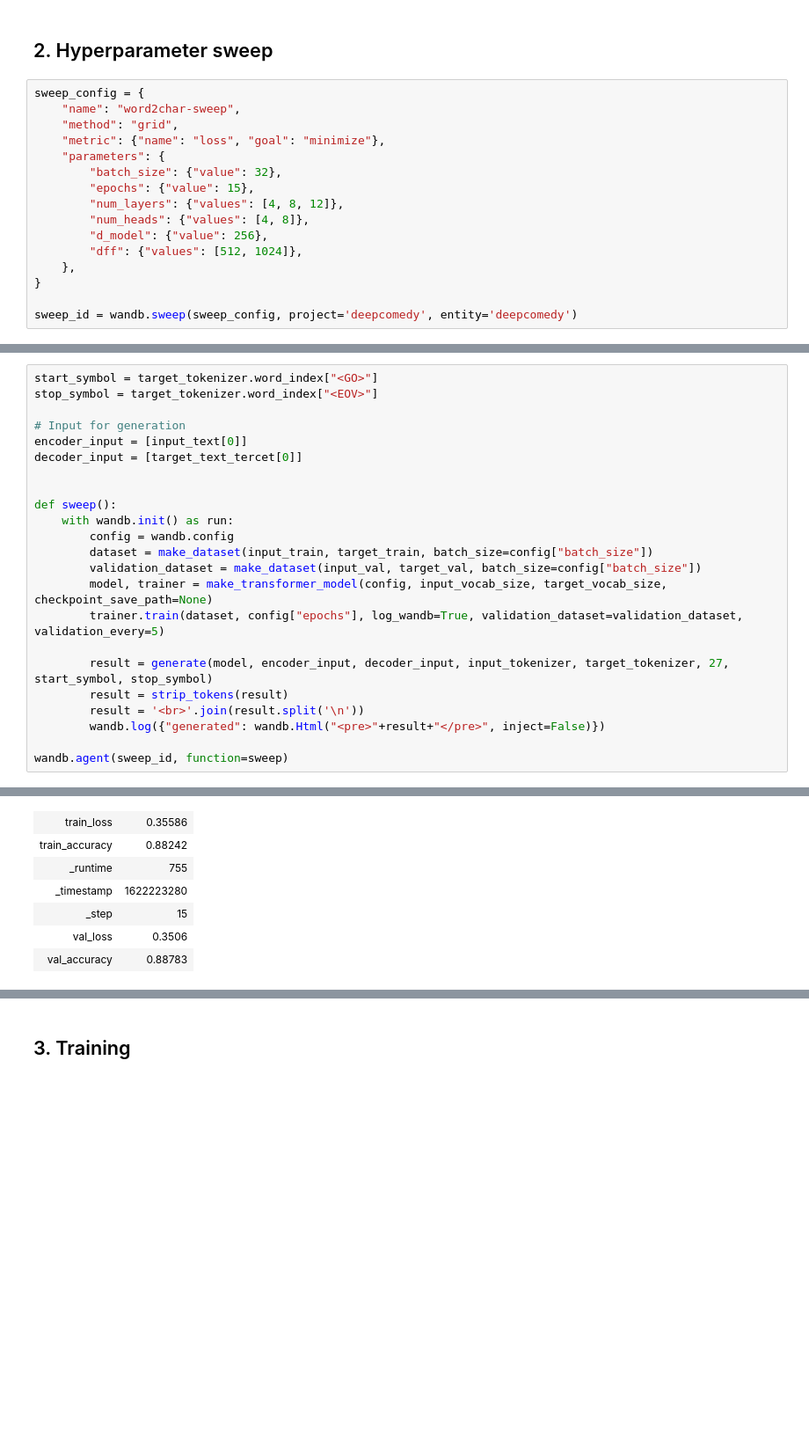
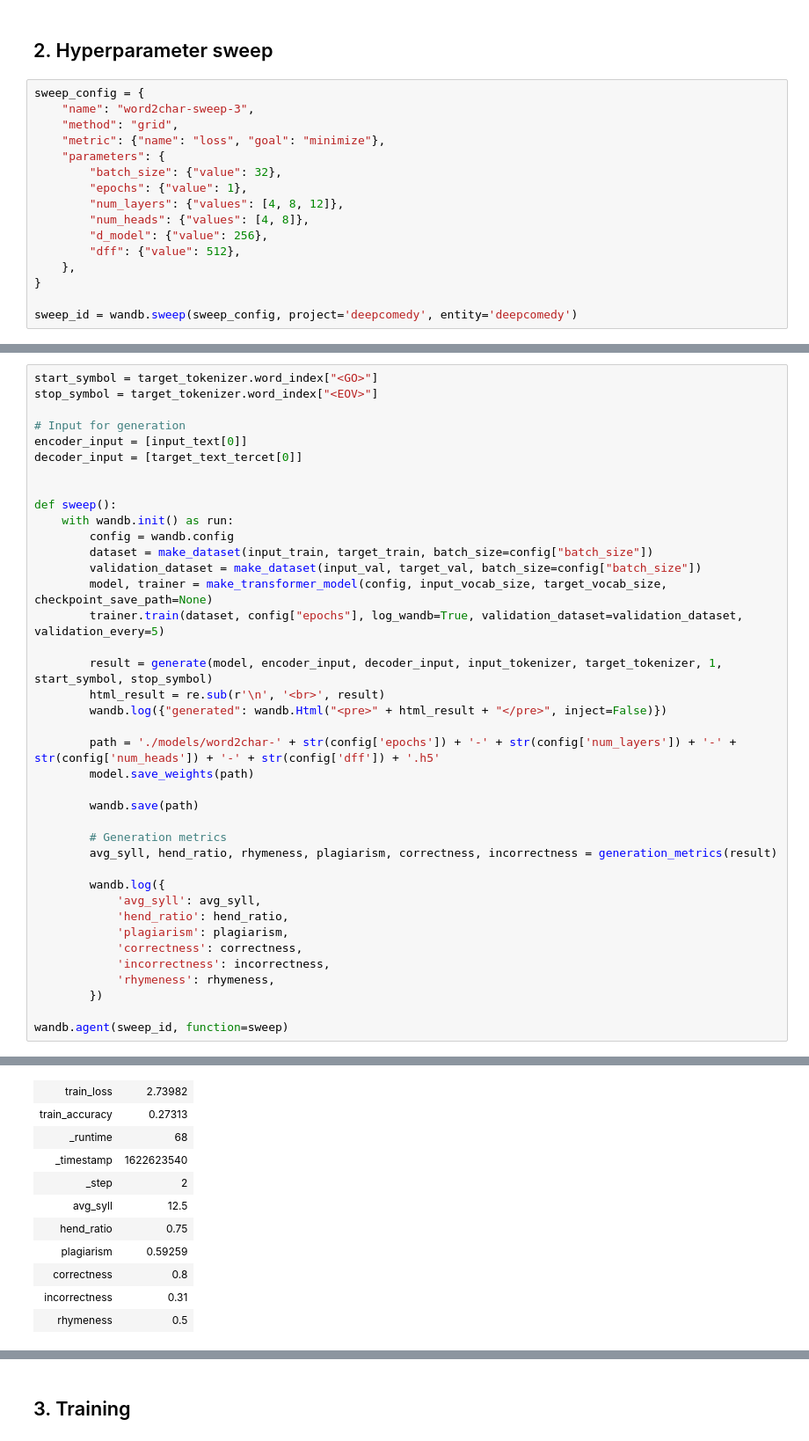
Before and after one commit to alessandropacielli/deepcomedy, a Jupyter notebook: Word2Char transformer generation-WORKING.ipynb, the cells around one changed output, grey strips where cells are left out. Shown at 88% size. Saved outputs shown, nothing was run; the diff lists cells and outputs as text; blank space fills up the shorter version.

Commit message:
Fix sweep and generate function

```diff
--- a/Word2Char transformer generation-WORKING.ipynb
+++ b/Word2Char transformer generation-WORKING.ipynb
@@ -105,16 +98,16 @@ input_train, input_val, target_train, target_val = train_test_split(padded_input
 ## 2. Hyperparameter sweep
 # %%
 sweep_config = {
-    "name": "word2char-sweep",
+    "name": "word2char-sweep-3",
     "method": "grid",
     "metric": {"name": "loss", "goal": "minimize"},
     "parameters": {
         "batch_size": {"value": 32},
-        "epochs": {"value": 15},
+        "epochs": {"value": 1},
         "num_layers": {"values": [4, 8, 12]},
         "num_heads": {"values": [4, 8]},
         "d_model": {"value": 256},
-        "dff": {"values": [512, 1024]},
+        "dff": {"value": 512},
     },
 }
 
@@ -139,10 +132,26 @@ def sweep():
         model, trainer = make_transformer_model(config, input_vocab_size, target_vocab_size, checkpoint_save_path=None)
         trainer.train(dataset, config["epochs"], log_wandb=True, validation_dataset=validation_dataset, validation_every=5)
 
-        result = generate(model, encoder_input, decoder_input, input_tokenizer, target_tokenizer, 27, start_symbol, stop_symbol)
-        result = strip_tokens(result)
-        result = '<br>'.join(result.split('\n'))
-        wandb.log({"generated": wandb.Html("<pre>"+result+"</pre>", inject=False)})
+        result = generate(model, encoder_input, decoder_input, input_tokenizer, target_tokenizer, 1, start_symbol, stop_symbol)
+        html_result = re.sub(r'\n', '<br>', result)
+        wandb.log({"generated": wandb.Html("<pre>" + html_result + "</pre>", inject=False)})
+
+        path = './models/word2char-' + str(config['epochs']) + '-' + str(config['num_layers']) + '-' + str(config['num_heads']) + '-' + str(config['dff']) + '.h5'
+        model.save_weights(path)
+
+        wandb.save(path)
+
+        # Generation metrics
+        avg_syll, hend_ratio, rhymeness, plagiarism, correctness, incorrectness = generation_metrics(result)
+
+        wandb.log({
+            'avg_syll': avg_syll,
+            'hend_ratio': hend_ratio,
+            'plagiarism': plagiarism,
+            'correctness': correctness,
+            'incorrectness': incorrectness,
+            'rhymeness': rhymeness,
+        })
 
 wandb.agent(sweep_id, function=sweep)
 # %% [output]
@@ -185,9 +190,13 @@ Find internal logs for this run at: /notebooks/wandb/run-20210528_172205-jq37nmv
 Run summary:
-| train_loss | 0.35586 |
-| train_accuracy | 0.88242 |
-| _runtime | 755 |
-| _timestamp | 1622223280 |
-| _step | 15 |
-| val_loss | 0.3506 |
-| val_accuracy | 0.88783 |
+| train_loss | 2.73982 |
+| train_accuracy | 0.27313 |
+| _runtime | 68 |
+| _timestamp | 1622623540 |
+| _step | 2 |
+| avg_syll | 12.5 |
+| hend_ratio | 0.75 |
+| plagiarism | 0.59259 |
+| correctness | 0.8 |
+| incorrectness | 0.31 |
+| rhymeness | 0.5 |
 Run history:
```
Also changed, not shown: parts of 25 cells of this notebook.
